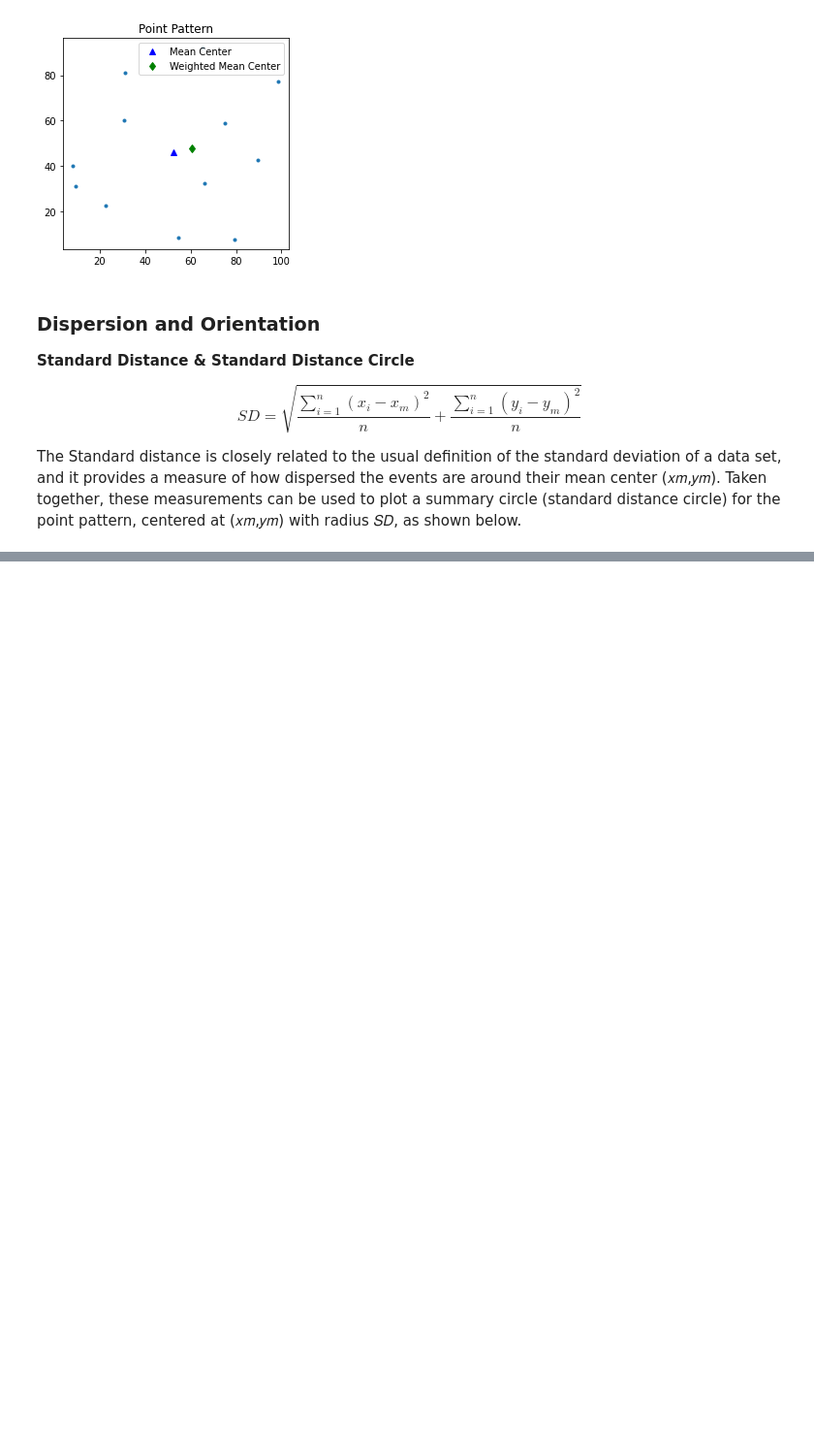
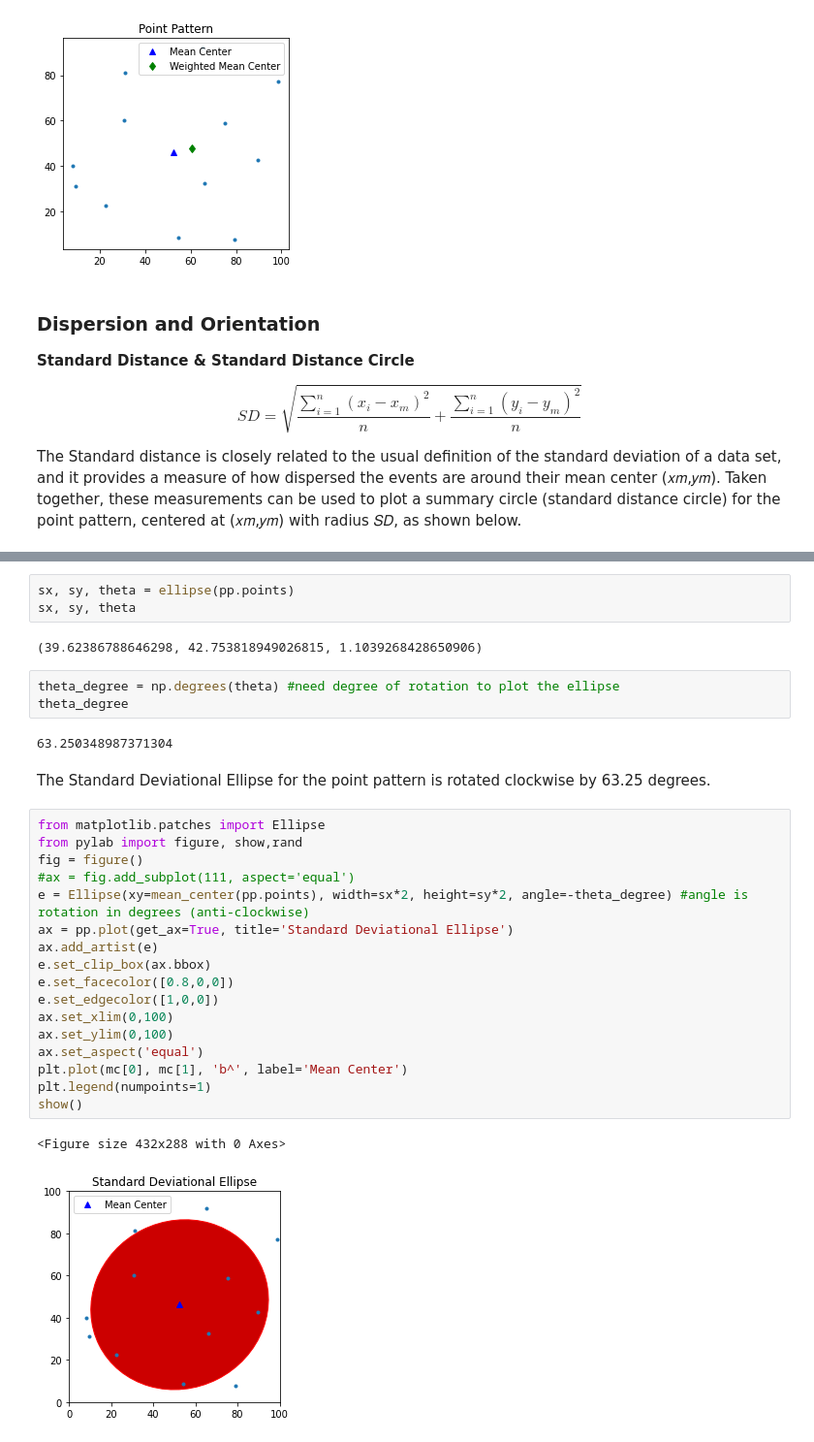
Before and after one commit to taraliu23/Urban-Data-Science, a Jupyter notebook: Point_pattern_analysis/Point_pattern_analysis.ipynb, the cells around one changed output, grey strips where cells are left out. Shown at 97% size. Drawn from its saved outputs; the diff is of its cells as text; blank space fills up the shorter version.

```diff
--- a/Point_pattern_analysis/Point_pattern_analysis.ipynb
+++ b/Point_pattern_analysis/Point_pattern_analysis.ipynb
@@ -124,0 +165,32 @@ The Standard distance is closely related to the usual definition of the standard
+# %%
+sx, sy, theta = ellipse(pp.points)
+sx, sy, theta
+# %% [output]
+(39.62386788646298, 42.753818949026815, 1.1039268428650906)
+# %%
+theta_degree = np.degrees(theta) #need degree of rotation to plot the ellipse
+theta_degree
+# %% [output]
+63.250348987371304
+# %% [markdown]
+The Standard Deviational Ellipse for the point pattern is rotated clockwise by 63.25 degrees.
+# %%
+from matplotlib.patches import Ellipse
+from pylab import figure, show,rand
+fig = figure()
+#ax = fig.add_subplot(111, aspect='equal')
+e = Ellipse(xy=mean_center(pp.points), width=sx*2, height=sy*2, angle=-theta_degree) #angle is rotation in degrees (anti-clockwise)
+ax = pp.plot(get_ax=True, title='Standard Deviational Ellipse')
+ax.add_artist(e)
+e.set_clip_box(ax.bbox)
+e.set_facecolor([0.8,0,0])
+e.set_edgecolor([1,0,0])
+ax.set_xlim(0,100)
+ax.set_ylim(0,100)
+ax.set_aspect('equal')
+plt.plot(mc[0], mc[1], 'b^', label='Mean Center')
+plt.legend(numpoints=1)
+show()
+# %% [output]
+<Figure size 432x288 with 0 Axes>
+[figure, added]
```
Also changed, not shown: parts of 7 cells of this notebook.
